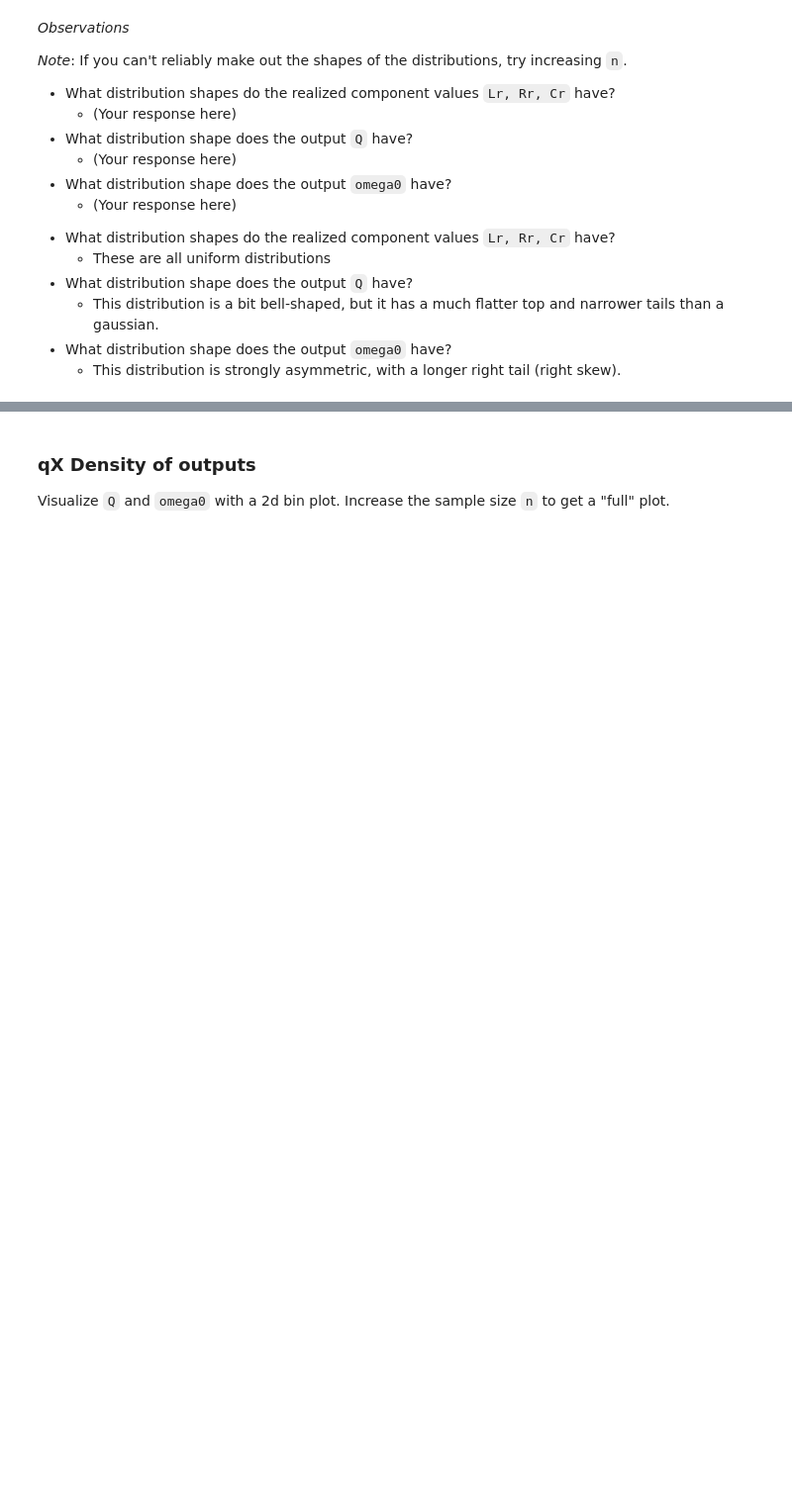
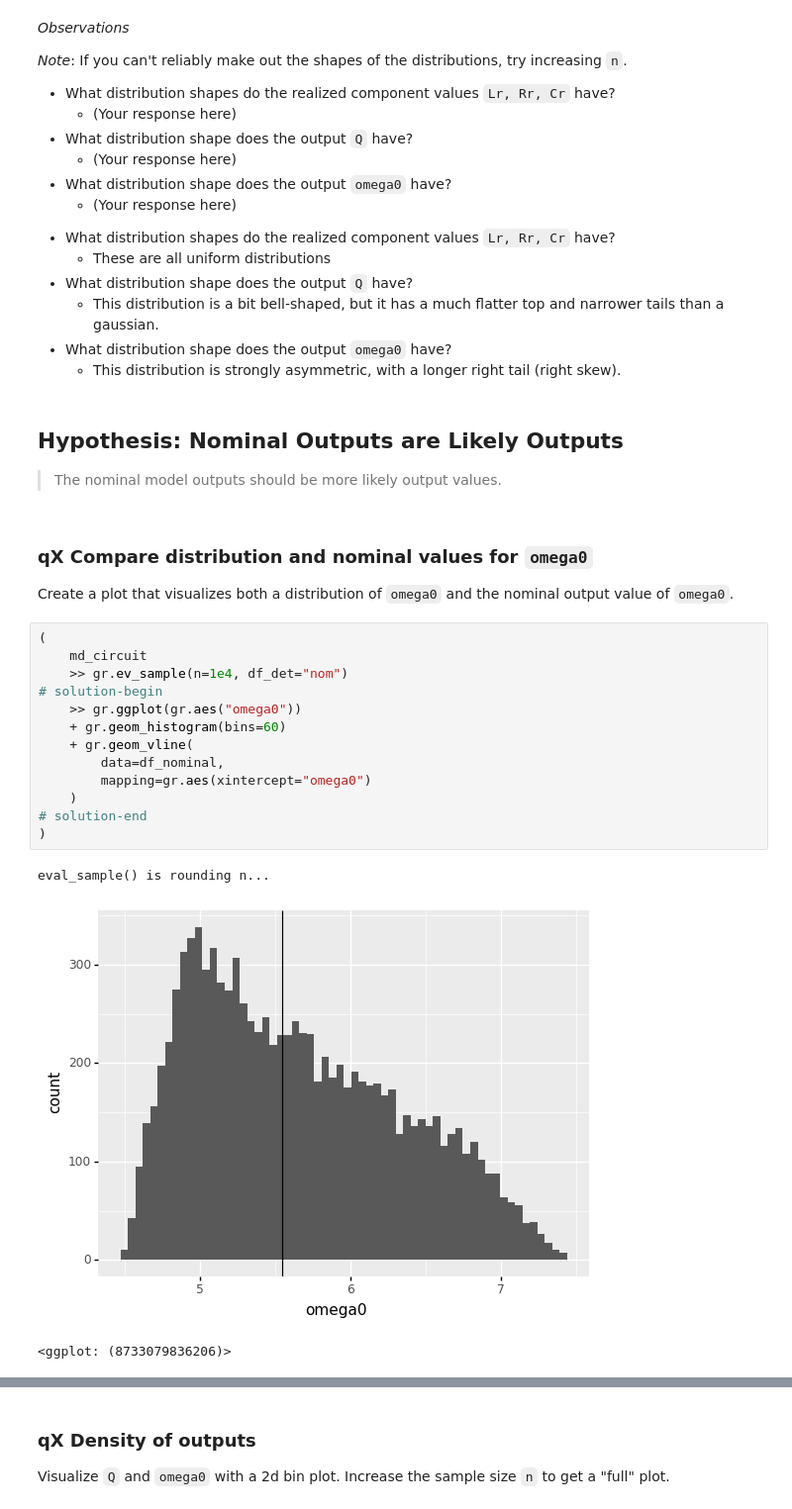
Before and after one commit to zdelrosario/evc-course, a Jupyter notebook: exercises/e-grama04-ema-master.ipynb, the cells around one changed output, grey strips where cells are left out. Shown at 99% size. Cells and saved outputs as stored; diff of their text form; blank space fills up the shorter version.

```diff
--- a/exercises/e-grama04-ema-master.ipynb
+++ b/exercises/e-grama04-ema-master.ipynb
@@ -181,3 +204,28 @@ Calling plot_hists....
 - What distribution shape does the output `omega0` have?
   - This distribution is strongly asymmetric, with a longer right tail (right skew).
 <!-- solution-end -->
+# %% [markdown]
+## Hypothesis: Nominal Outputs are Likely Outputs
+
+> The nominal model outputs should be more likely output values.
+# %% [markdown]
+### __qX__ Compare distribution and nominal values for `omega0`
+
+Create a plot that visualizes both a distribution of `omega0` and the nominal output value of `omega0`.
+# %%
+(
+    md_circuit
+    >> gr.ev_sample(n=1e4, df_det="nom")
+# solution-begin
+    >> gr.ggplot(gr.aes("omega0"))
+    + gr.geom_histogram(bins=60)
+    + gr.geom_vline(
+        data=df_nominal,
+        mapping=gr.aes(xintercept="omega0")
+    )
+# solution-end
+)
+# %% [output]
+eval_sample() is rounding n...
+[figure, added]
+<ggplot: (8733079836206)>
```
Also changed, not shown: parts of 19 cells of this notebook.
